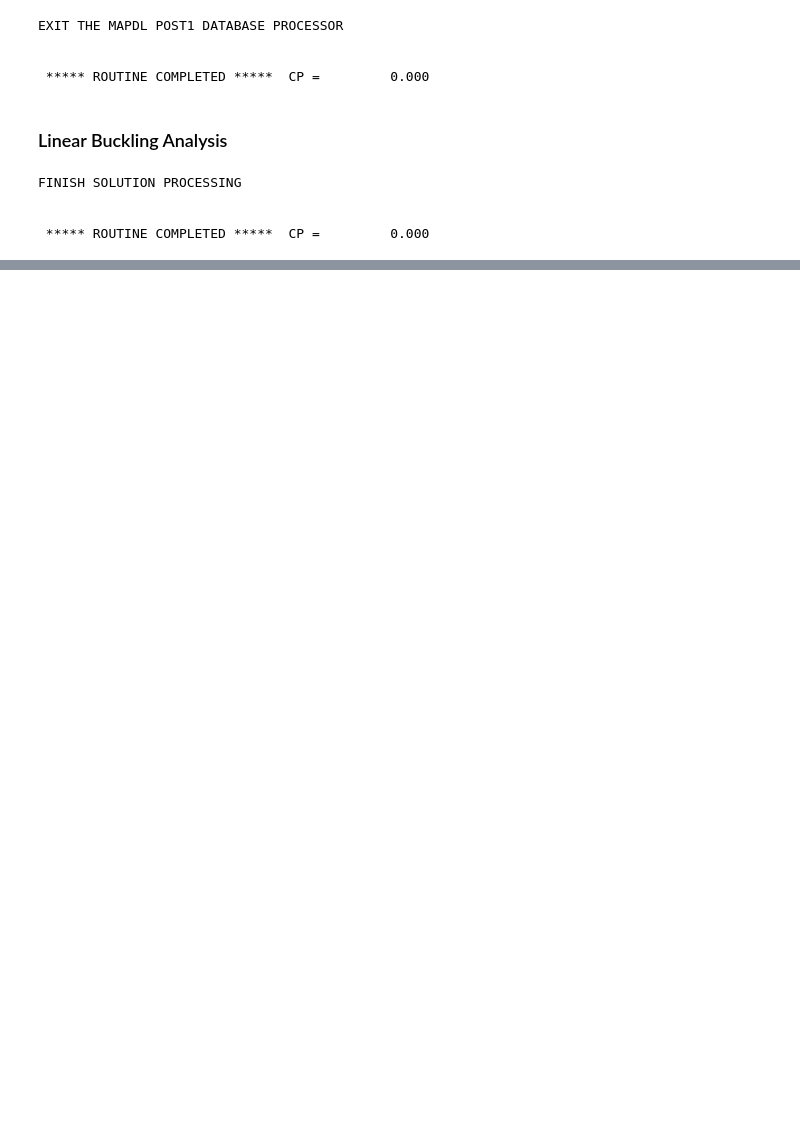
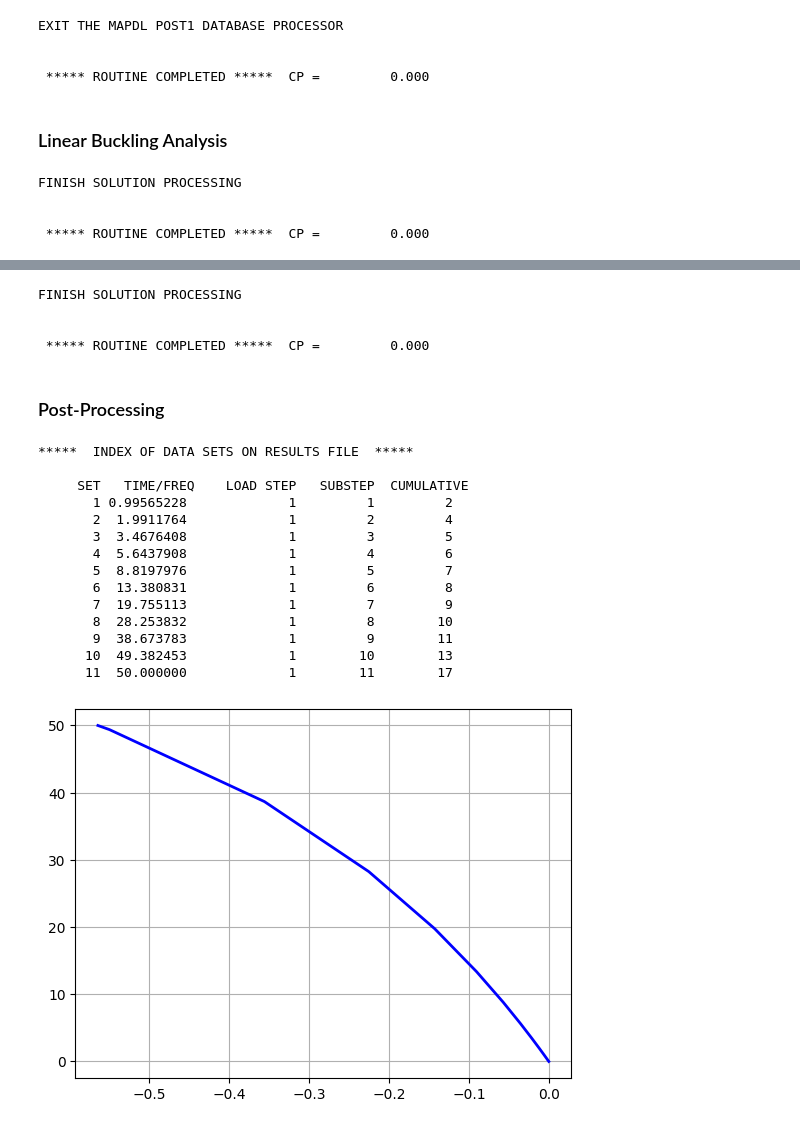
Before and after one commit to FJFalkner/Geometric_Nonlinear_FEM_2D, a Jupyter notebook: stability_arch.ipynb, the cells around one changed output, grey strips where cells are left out. Saved outputs shown, nothing was run; the diff lists cells and outputs as text; code cells hidden in the pictures; blank space fills up the shorter version.

```diff
--- a/stability_arch.ipynb
+++ b/stability_arch.ipynb
@@ -235 +239,61 @@ critical load = -148004.23
+# %%
+mapdl_1 = mapdl
+
+numSubSteps_arcL = 50
+
+mapdl_1.run("/solu")
+
+mapdl_1.antype("static")
+
+mapdl_1.nlgeom("on")
+
+mapdl_1.arclen("on")
+mapdl_1.nsubst(numSubSteps_arcL)
+mapdl_1.time("50")
+
+mapdl_1.outres("basic","all")
+
+mapdl_1.solve()
+
+mapdl_1.finish()
+# %% [output]
+FINISH SOLUTION PROCESSING
+
+
+ ***** ROUTINE COMPLETED *****  CP =         0.000
+# %% [markdown]
+### Post-Processing
+# %%
+mapdl_1.post1()
+
+out = mapdl_1.set("list")
+print(out)
+
+# monitor DOF
+m = int(mapdl_1.get_value(entity="ACTIVE", entnum=0, item1="set", it1num="sbst"))
+u_monitor_1 = np.zeros((m+1,2))
+for i in range(1,m+1):
+    mapdl.set(1, i)
+    u_monitor_1[i,1] = mapdl_1.get_value(entity="NODE", entnum=n_El/2+1, item1="u", it1num="y")
+    u_monitor_1[i,0] = mapdl_1.get_value(entity="ACTIVE", entnum=0, item1="set", it1num="time")
+
+plt.plot(u_monitor_1[:,1], u_monitor_1[:,0], color='blue', linewidth=2)
+plt.grid()
+plt.show()
+# %% [output]
+*****  INDEX OF DATA SETS ON RESULTS FILE  *****
+
+     SET   TIME/FREQ    LOAD STEP   SUBSTEP  CUMULATIVE
+       1 0.99565228             1         1         2
+       2  1.9911764             1         2         4
+       3  3.4676408             1         3         5
+       4  5.6437908             1         4         6
+       5  8.8197976             1         5         7
+       6  13.380831             1         6         8
+       7  19.755113             1         7         9
+       8  28.253832             1         8        10
+       9  38.673783             1         9        11
+      10  49.382453             1        10        13
+      11  50.000000             1        11        17
+[figure, added]
 # %%
```
Also changed, not shown: parts of 5 cells of this notebook.
